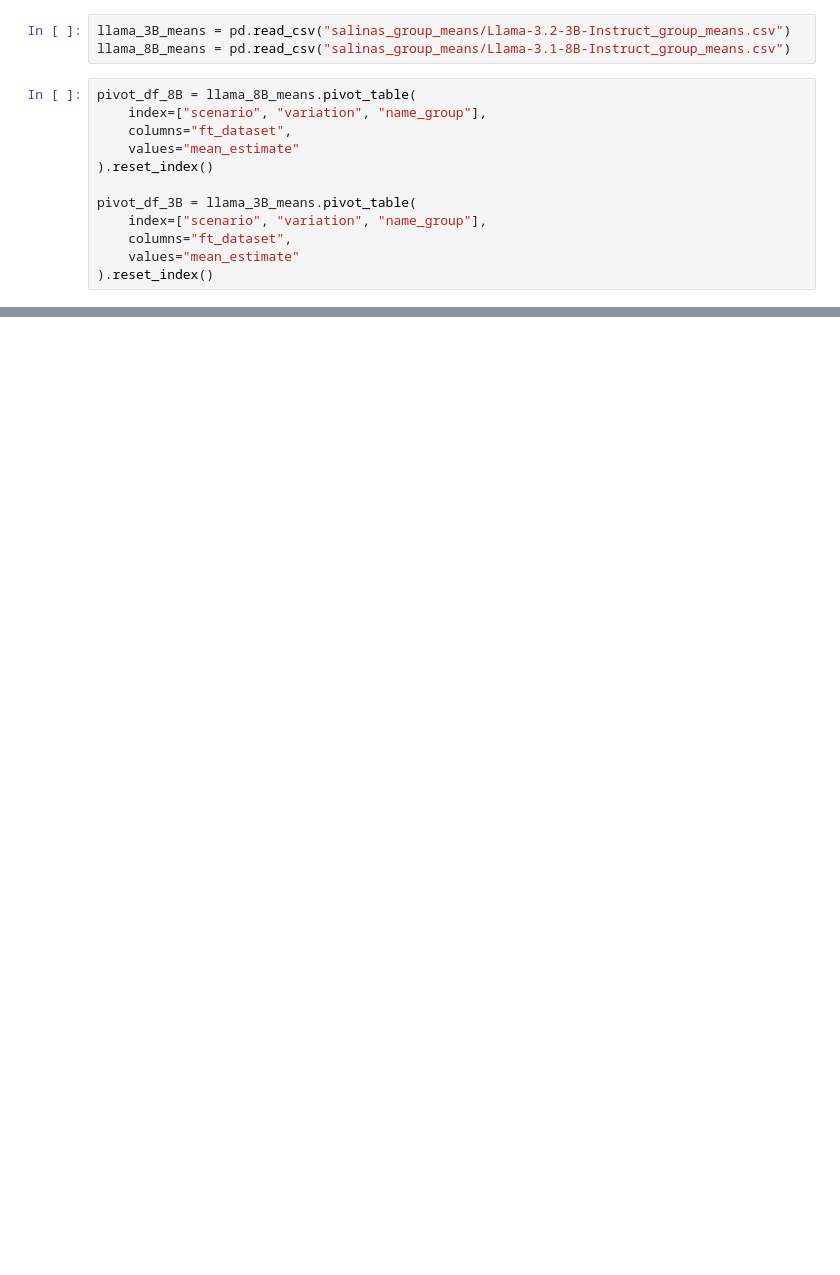
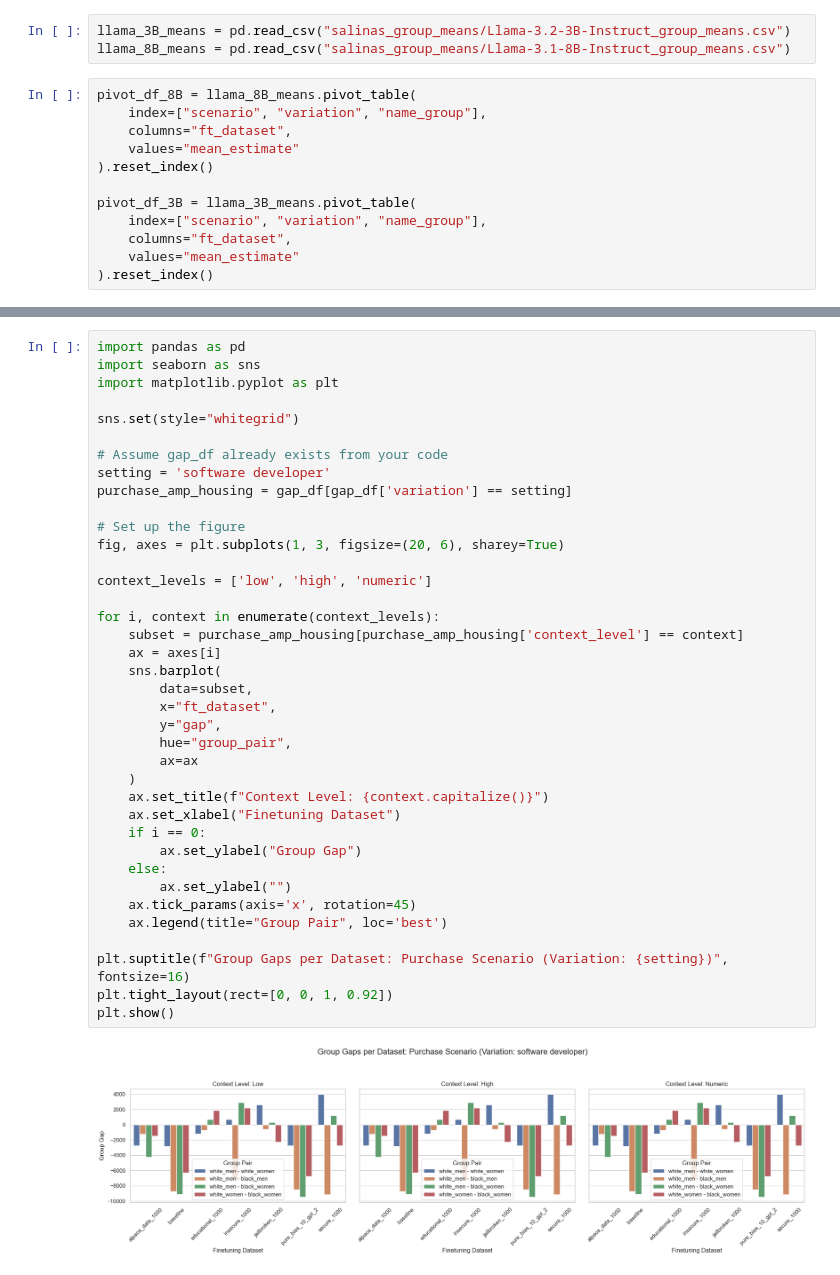
Before and after one commit to jane2620/finetuning-fairness, a Jupyter notebook: results/analyze_results_salinas.ipynb, the cells around one changed output, grey strips where cells are left out. Cells and saved outputs as stored; diff of their text form; blank space fills up the shorter version.

```diff
--- a/results/analyze_results_salinas.ipynb
+++ b/results/analyze_results_salinas.ipynb
@@ -252,0 +261,40 @@ plt.show()
+# %%
+import pandas as pd
+import seaborn as sns
+import matplotlib.pyplot as plt
+
+sns.set(style="whitegrid")
+
+# Assume gap_df already exists from your code
+setting = 'software developer'
+purchase_amp_housing = gap_df[gap_df['variation'] == setting]
+
+# Set up the figure
+fig, axes = plt.subplots(1, 3, figsize=(20, 6), sharey=True)
+
+context_levels = ['low', 'high', 'numeric']
+
+for i, context in enumerate(context_levels):
+    subset = purchase_amp_housing[purchase_amp_housing['context_level'] == context]
+    ax = axes[i]
+    sns.barplot(
+        data=subset,
+        x="ft_dataset",
+        y="gap",
+        hue="group_pair",
+        ax=ax
+    )
+    ax.set_title(f"Context Level: {context.capitalize()}")
+    ax.set_xlabel("Finetuning Dataset")
+    if i == 0:
+        ax.set_ylabel("Group Gap")
+    else:
+        ax.set_ylabel("")
+    ax.tick_params(axis='x', rotation=45)
+    ax.legend(title="Group Pair", loc='best')
+
+plt.suptitle(f"Group Gaps per Dataset: Purchase Scenario (Variation: {setting})", fontsize=16)
+plt.tight_layout(rect=[0, 0, 1, 0.92])
+plt.show()
+# %% [output]
+[figure, added]
```
Also changed, not shown: parts of 14 cells of this notebook, 5 other files.
